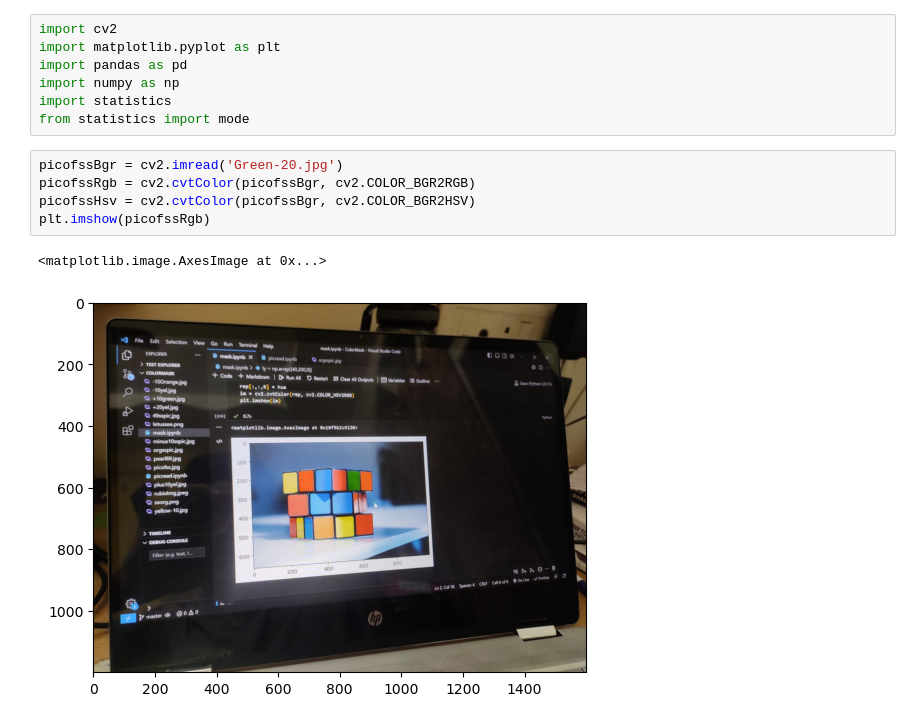
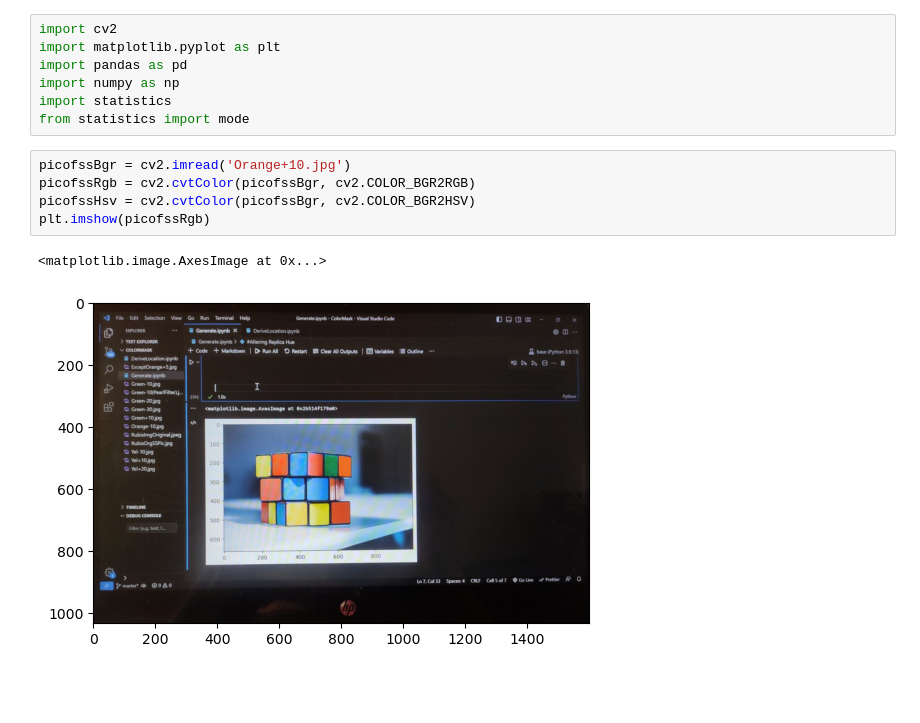
Before and after one commit to Knpranav/Mask, a Jupyter notebook: DeriveLocation.ipynb, the cells around one changed output. Drawn from its saved outputs; the diff is of its cells as text; blank space fills up the shorter version.

```diff
--- a/DeriveLocation.ipynb
+++ b/DeriveLocation.ipynb
@@ -6,11 +6,11 @@ import numpy as np
 import statistics
 from statistics import mode
 # %%
-picofssBgr = cv2.imread('Green-20.jpg')
+picofssBgr = cv2.imread('Orange+10.jpg')
 picofssRgb = cv2.cvtColor(picofssBgr, cv2.COLOR_BGR2RGB)
 picofssHsv = cv2.cvtColor(picofssBgr, cv2.COLOR_BGR2HSV)
 plt.imshow(picofssRgb)
 # %% [output]
 <matplotlib.image.AxesImage at 0x...>
-[figure, old version]
+[figure, new version]
 # %%
```
Also changed, not shown: parts of 1 cell of this notebook, 1 other file.
